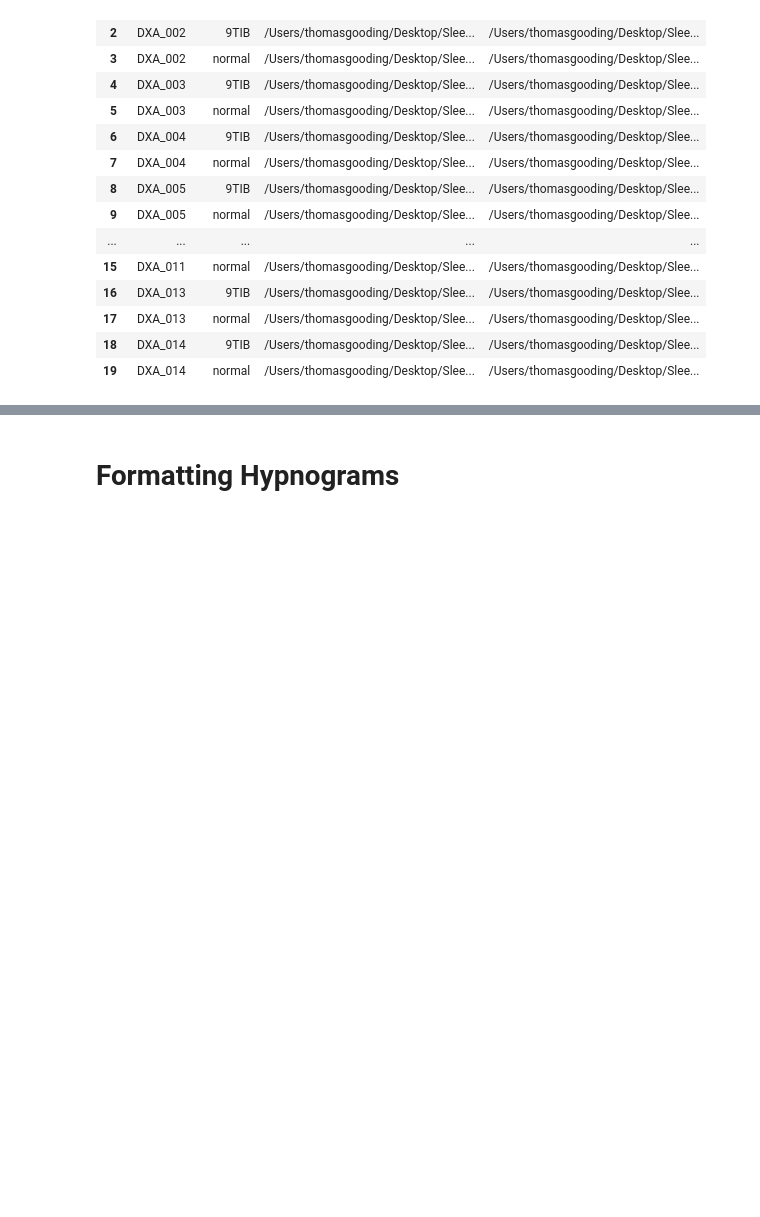
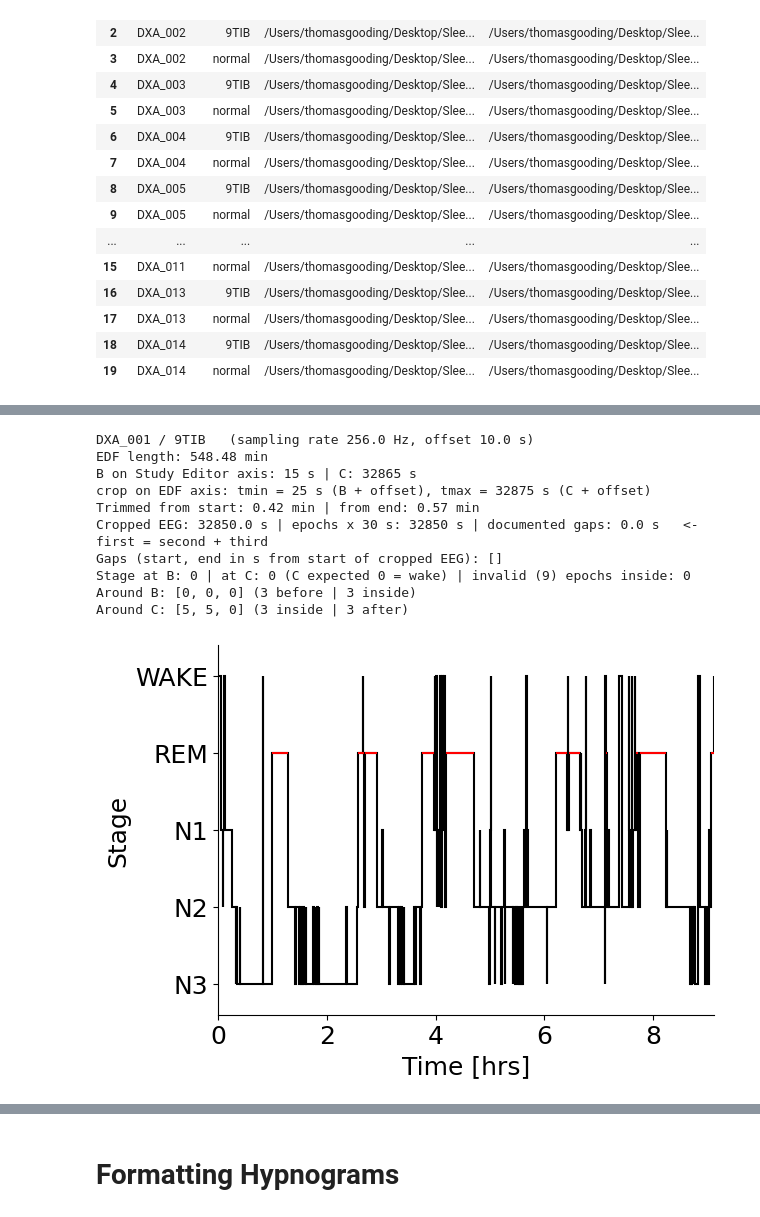
Before and after one commit to Tom-Gooding/Portfolio, a Jupyter notebook: Data_Projects/Rutgers Research/Sleep_Profiler_SOP/DXA_EEG_EDA_10.07.26.ipynb, the cells around one changed output, grey strips where cells are left out. Cells and saved outputs as stored; diff of their text form; code cells hidden in the pictures; blank space fills up the shorter version.

```diff
--- a/Data_Projects/Rutgers Research/Sleep_Profiler_SOP/DXA_EEG_EDA_10.07.26.ipynb
+++ b/Data_Projects/Rutgers Research/Sleep_Profiler_SOP/DXA_EEG_EDA_10.07.26.ipynb
@@ -107,3 +78,11 @@ manifest
 | 17 | DXA_013 | normal | /Users/thomasgooding/Desktop/Slee... | /Users/thomasgooding/Desktop/Slee... |
 | 18 | DXA_014 | 9TIB | /Users/thomasgooding/Desktop/Slee... | /Users/thomasgooding/Desktop/Slee... |
 | 19 | DXA_014 | normal | /Users/thomasgooding/Desktop/Slee... | /Users/thomasgooding/Desktop/Slee... |
+# %%
+for r in manifest['edf_path']:
+    raw = mne.io.read_raw_edf(r)
+    print(f"\n{'-'*30}")
+    # print(raw.annotations)
+    print(f"measurement date info: {raw.info['meas_date']}")
+    print(f"Duration : {raw.n_times / raw.info['sfreq'] / 60:.1f} min")
+    print(' ')
@@ -109,0 +341,43 @@ manifest
+# %%
+## CELL 3: Spot check one night (nothing is written)
+SPOT = (None, None)    # e.g. ("DXA_010", "9TIB"); None = first row of manifest
+
+if SPOT[0] is None:
+    row = manifest.iloc[0]
+else:
+    row = manifest[(manifest["subject_id"] == SPOT[0]) & (manifest["condition"] == SPOT[1])].iloc[0]
+
+tm = hypno_timing(row["hyp_path"])
+raw = open_edf(row["edf_path"])
+sf = raw.info["sfreq"]
+edf_total = raw.n_times / sf
+trimmed = trim_edf_to_sleep_window(raw, tm)
+hyp, codes = load_hypno(row["hyp_path"], window=(tm["i0"], tm["i1"]))
+gaps = find_gaps(epoch_starts_edf(row["hyp_path"])[tm["i0"]:tm["i1"] + 1], max(tm["tmin"], 0.0))
+
+print(f"{row['subject_id']} / {row['condition']}   (sampling rate {sf} Hz, offset {tm['offset']} s)")
+print(f"EDF length: {edf_total / 60:.2f} min")
+print(f"B on Study Editor axis: {tm['b_elapsed']:.0f} s | C: {tm['c_elapsed']:.0f} s")
+print(f"crop on EDF axis: tmin = {tm['tmin']:.0f} s (B + offset), tmax = {tm['tmax']:.0f} s (C + offset)")
+print(f"Trimmed from start: {max(tm['tmin'], 0) / 60:.2f} min | from end: {(edf_total - tm['tmax']) / 60:.2f} min")
+print(f"Cropped EEG: {trimmed.n_times / sf:.1f} s | epochs x 30 s: {len(hyp) * EPOCH_SEC} s | "
+      f"documented gaps: {sum(e - s for s, e in gaps):.1f} s   <- first = second + third")
+print(f"Gaps (start, end in s from start of cropped EEG): {gaps}")
+print(f"Stage at B: {tm['stage_first']} | at C: {tm['stage_last']} (C expected 0 = wake) | invalid (9) epochs inside: {tm['n_invalid_inside']}")
+
+codes_all = read_hypno_df(row["hyp_path"])[STAGE_COL]
+print("Around B:", codes_all.iloc[max(tm["i0"] - 3, 0): tm["i0"] + 3].tolist(), "(3 before | 3 inside)")
+print("Around C:", codes_all.iloc[tm["i1"] - 2: tm["i1"] + 4].tolist(), "(3 inside | 3 after)")
+hyp.plot_hypnogram();
+# %% [output]
+DXA_001 / 9TIB   (sampling rate 256.0 Hz, offset 10.0 s)
+EDF length: 548.48 min
+B on Study Editor axis: 15 s | C: 32865 s
+crop on EDF axis: tmin = 25 s (B + offset), tmax = 32875 s (C + offset)
+Trimmed from start: 0.42 min | from end: 0.57 min
+Cropped EEG: 32850.0 s | epochs x 30 s: 32850 s | documented gaps: 0.0 s   <- first = second + third
+Gaps (start, end in s from start of cropped EEG): []
+Stage at B: 0 | at C: 0 (C expected 0 = wake) | invalid (9) epochs inside: 0
+Around B: [0, 0, 0] (3 before | 3 inside)
+Around C: [5, 5, 0] (3 inside | 3 after)
+[figure, added]
```
Also changed, not shown: parts of 73 cells of this notebook, 1 other file.
